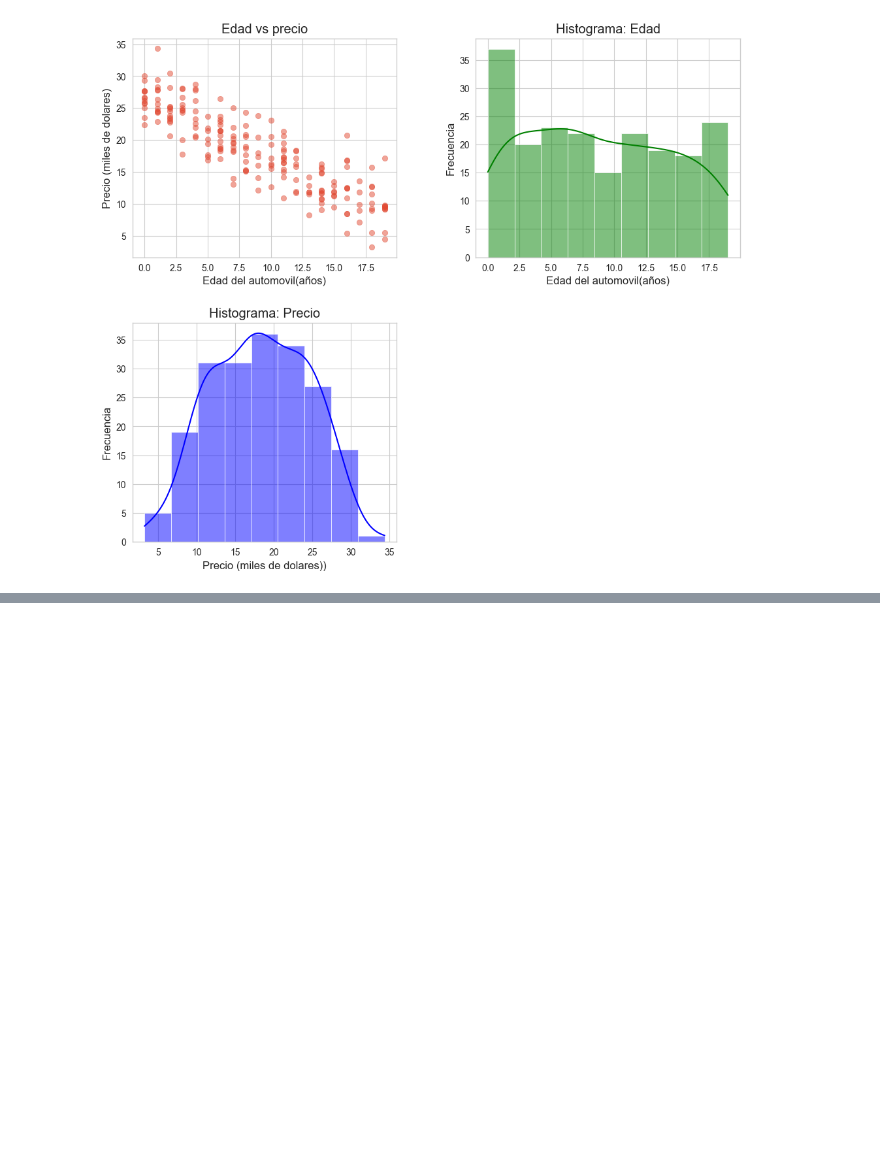
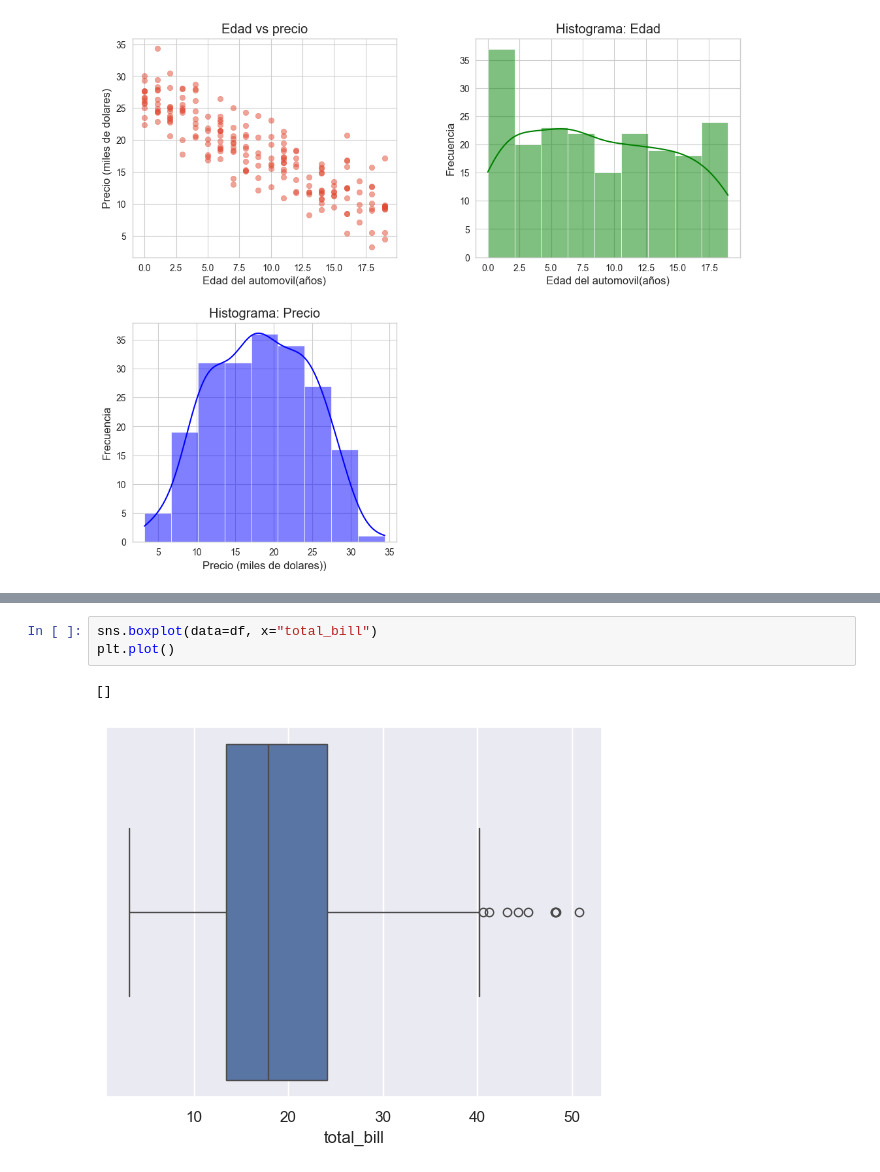
Before and after one commit to oscarm24/Analisis_de_datos_python, a Jupyter notebook: AnalisisDatos.ipynb, the cells around one changed output, grey strips where cells are left out. Drawn from its saved outputs; the diff is of its cells as text; blank space fills up the shorter version.

```diff
--- a/AnalisisDatos.ipynb
+++ b/AnalisisDatos.ipynb
@@ -879,0 +927,6 @@ plt.show()
+# %%
+sns.boxplot(data=df, x="total_bill")
+plt.plot()
+# %% [output]
+[]
+[figure, added]
```
Also changed, not shown: parts of 8 cells of this notebook.
